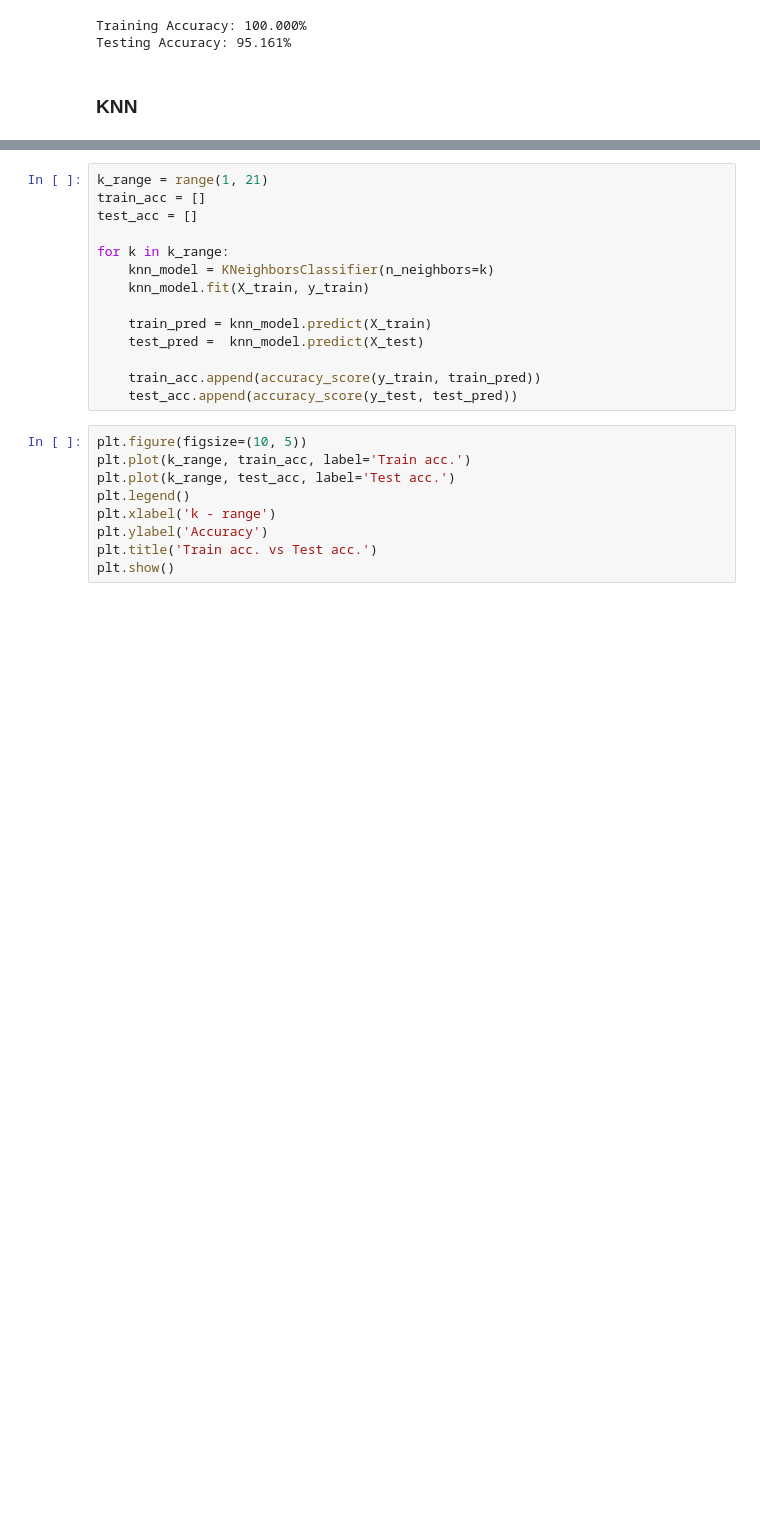
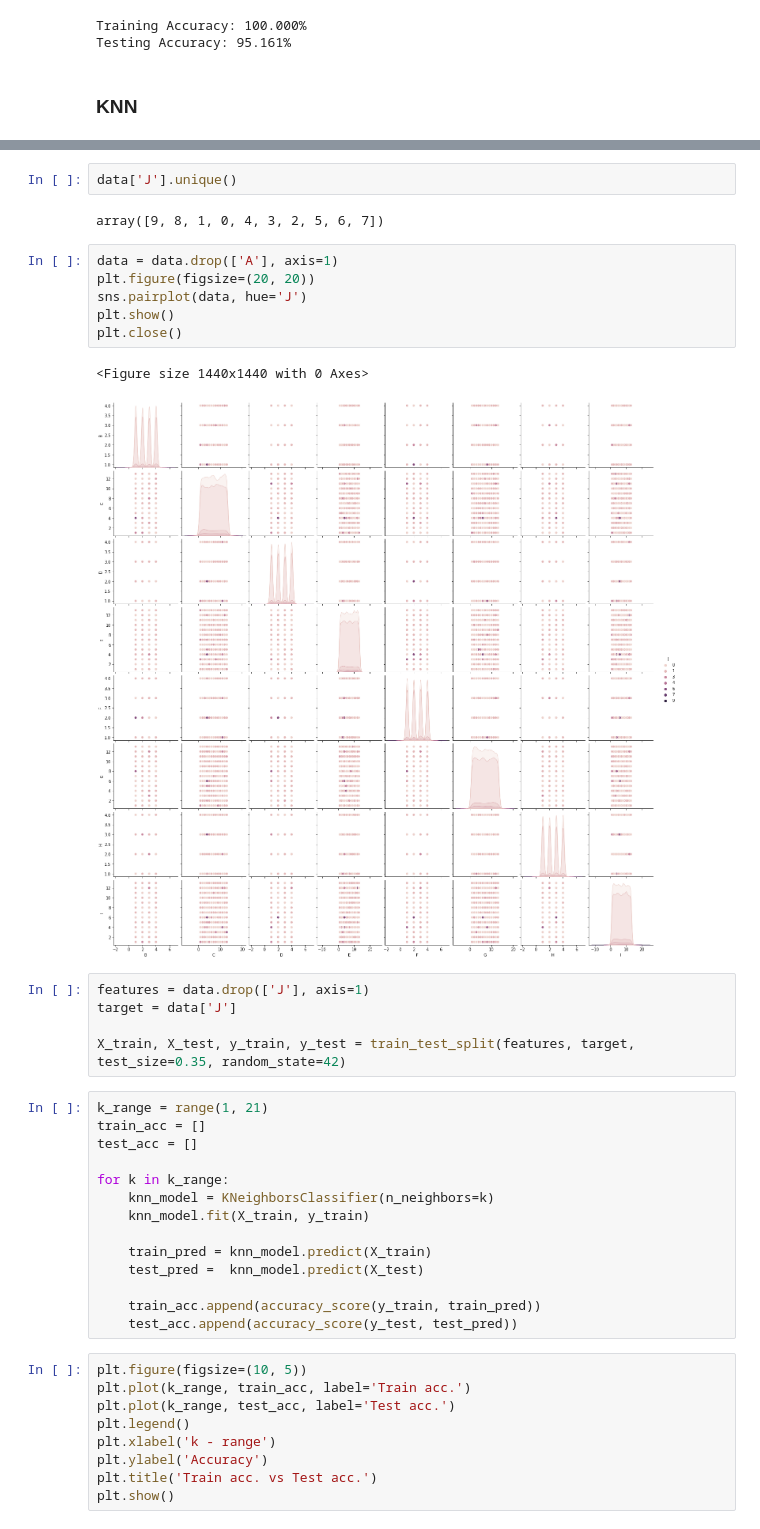
Before and after one commit to 18wh1a1234/WiseML, a Jupyter notebook: Regression.ipynb, the cells around one changed output, grey strips where cells are left out. Saved outputs shown, nothing was run; the diff lists cells and outputs as text; blank space fills up the shorter version.

```diff
--- a/Regression.ipynb
+++ b/Regression.ipynb
@@ -246,3 +306,21 @@ Testing Accuracy: 95.161%
+# %%
+data['J'].unique()
+# %% [output]
+array([9, 8, 1, 0, 4, 3, 2, 5, 6, 7])
+# %%
+data = data.drop(['A'], axis=1)
+plt.figure(figsize=(20, 20))
+sns.pairplot(data, hue='J')
+plt.show()
+plt.close()
+# %% [output]
+<Figure size 1440x1440 with 0 Axes>
+[figure, added]
+# %%
+features = data.drop(['J'], axis=1)
+target = data['J']
+
+X_train, X_test, y_train, y_test = train_test_split(features, target, test_size=0.35, random_state=42)
 # %%
 k_range = range(1, 21)
 train_acc = []
```
Also changed, not shown: parts of 13 cells of this notebook.
